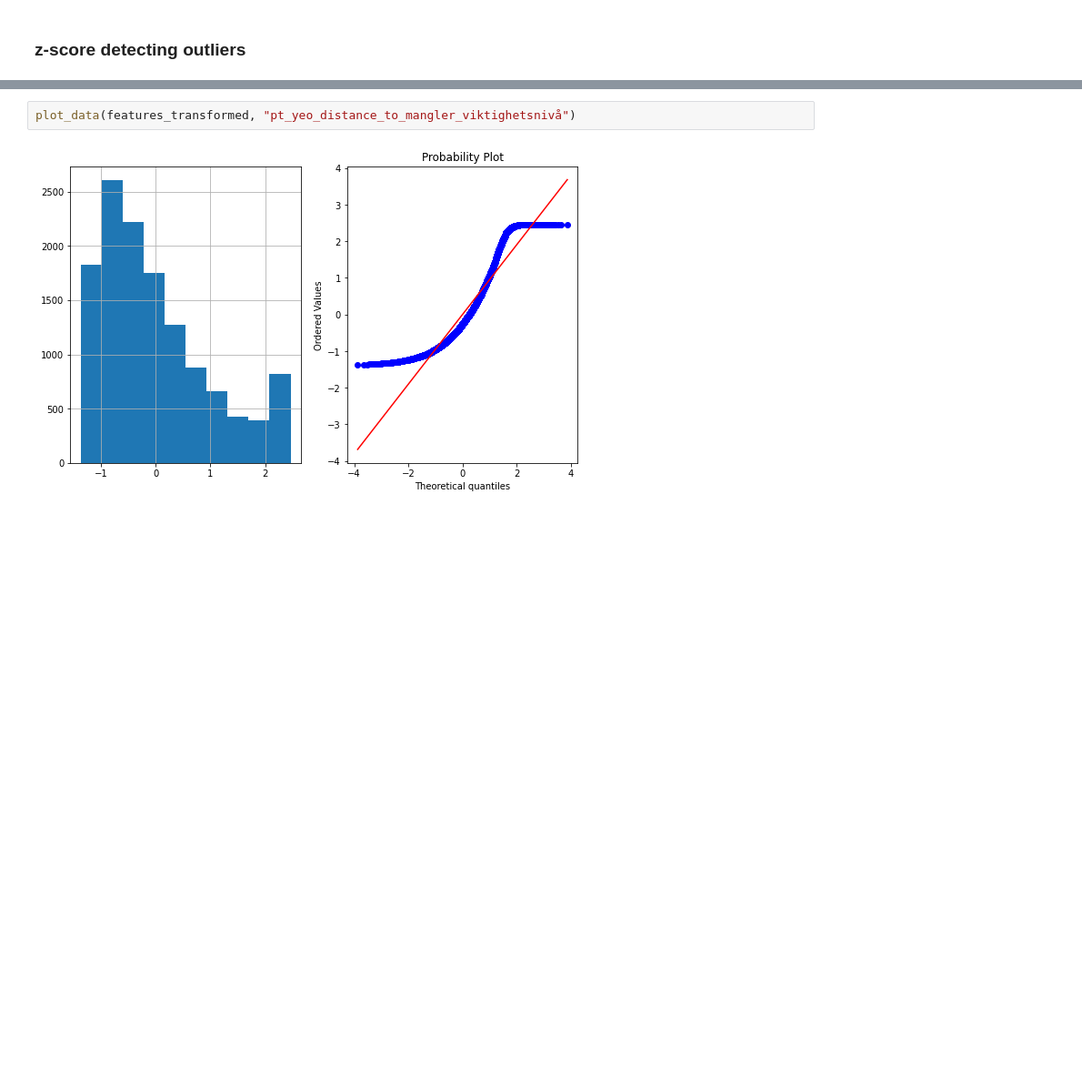
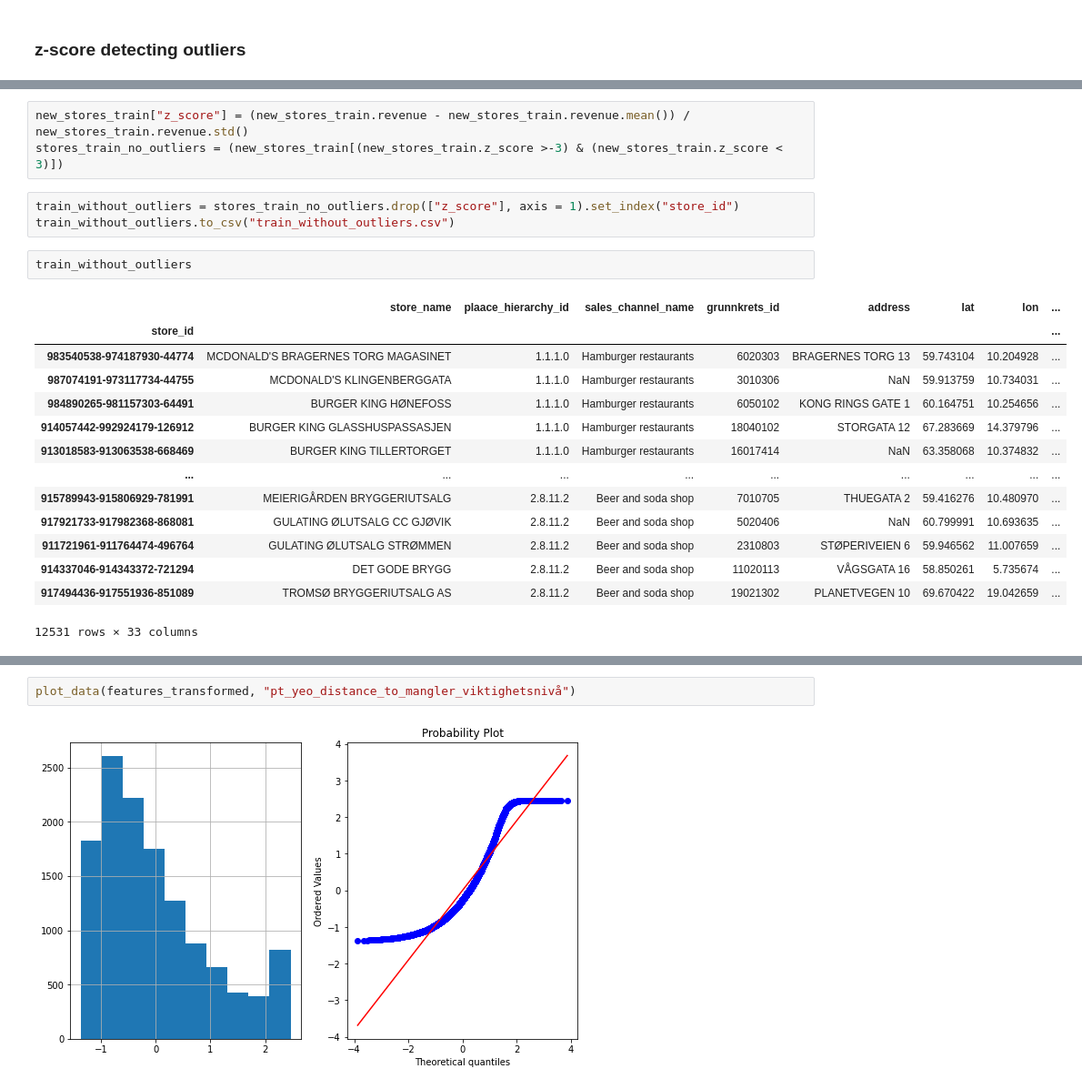
Before and after one commit to SimenQ/machine_learning, a Jupyter notebook: notebooks/Arash/scaling_transformation.ipynb, the cells around one changed output, grey strips where cells are left out. Shown at 91% size. Cells and saved outputs as stored; diff of their text form; blank space fills up the shorter version.

```diff
--- a/notebooks/Arash/scaling_transformation.ipynb
+++ b/notebooks/Arash/scaling_transformation.ipynb
@@ -184,0 +189,23 @@ def robust_scaler(df_original, df_impuded):
+# %%
+new_stores_train["z_score"] = (new_stores_train.revenue - new_stores_train.revenue.mean()) / new_stores_train.revenue.std()
+stores_train_no_outliers = (new_stores_train[(new_stores_train.z_score >-3) & (new_stores_train.z_score < 3)])
+# %%
+train_without_outliers = stores_train_no_outliers.drop(["z_score"], axis = 1).set_index("store_id")
+train_without_outliers.to_csv("train_without_outliers.csv")
+# %%
+train_without_outliers
+# %% [output]
+|  | store_name | plaace_hierarchy_id | sales_channel_name | grunnkrets_id | address | lat | lon | ... |
+| store_id |  |  |  |  |  |  |  | ... |
+| 983540538-974187930-44774 | MCDONALD'S BRAGERNES TORG MAGASINET | 1.1.1.0 | Hamburger restaurants | 6020303 | BRAGERNES TORG 13 | 59.743104 | 10.204928 | ... |
+| 987074191-973117734-44755 | MCDONALD'S KLINGENBERGGATA | 1.1.1.0 | Hamburger restaurants | 3010306 | NaN | 59.913759 | 10.734031 | ... |
+| 984890265-981157303-64491 | BURGER KING HØNEFOSS | 1.1.1.0 | Hamburger restaurants | 6050102 | KONG RINGS GATE 1 | 60.164751 | 10.254656 | ... |
+| 914057442-992924179-126912 | BURGER KING GLASSHUSPASSASJEN | 1.1.1.0 | Hamburger restaurants | 18040102 | STORGATA 12 | 67.283669 | 14.379796 | ... |
+| 913018583-913063538-668469 | BURGER KING TILLERTORGET | 1.1.1.0 | Hamburger restaurants | 16017414 | NaN | 63.358068 | 10.374832 | ... |
+| ... | ... | ... | ... | ... | ... | ... | ... | ... |
+| 915789943-915806929-781991 | MEIERIGÅRDEN BRYGGERIUTSALG | 2.8.11.2 | Beer and soda shop | 7010705 | THUEGATA 2 | 59.416276 | 10.480970 | ... |
+| 917921733-917982368-868081 | GULATING ØLUTSALG CC GJØVIK | 2.8.11.2 | Beer and soda shop | 5020406 | NaN | 60.799991 | 10.693635 | ... |
+| 911721961-911764474-496764 | GULATING ØLUTSALG STRØMMEN | 2.8.11.2 | Beer and soda shop | 2310803 | STØPERIVEIEN 6 | 59.946562 | 11.007659 | ... |
+| 914337046-914343372-721294 | DET GODE BRYGG | 2.8.11.2 | Beer and soda shop | 11020113 | VÅGSGATA 16 | 58.850261 | 5.735674 | ... |
+| 917494436-917551936-851089 | TROMSØ BRYGGERIUTSALG AS | 2.8.11.2 | Beer and soda shop | 19021302 | PLANETVEGEN 10 | 69.670422 | 19.042659 | ... |
+12531 rows × 33 columns
```
Also changed, not shown: parts of 22 cells of this notebook, 8 other files.
